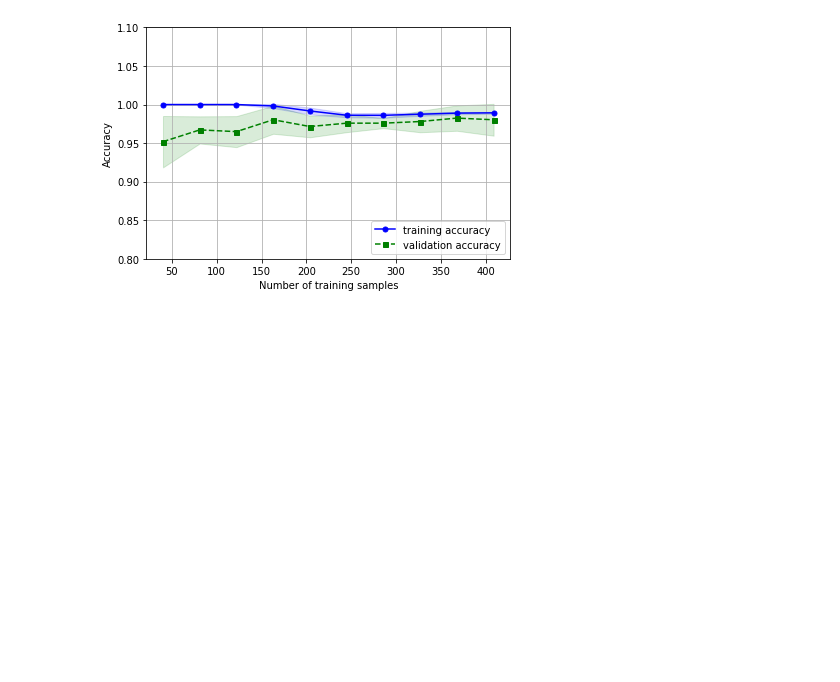
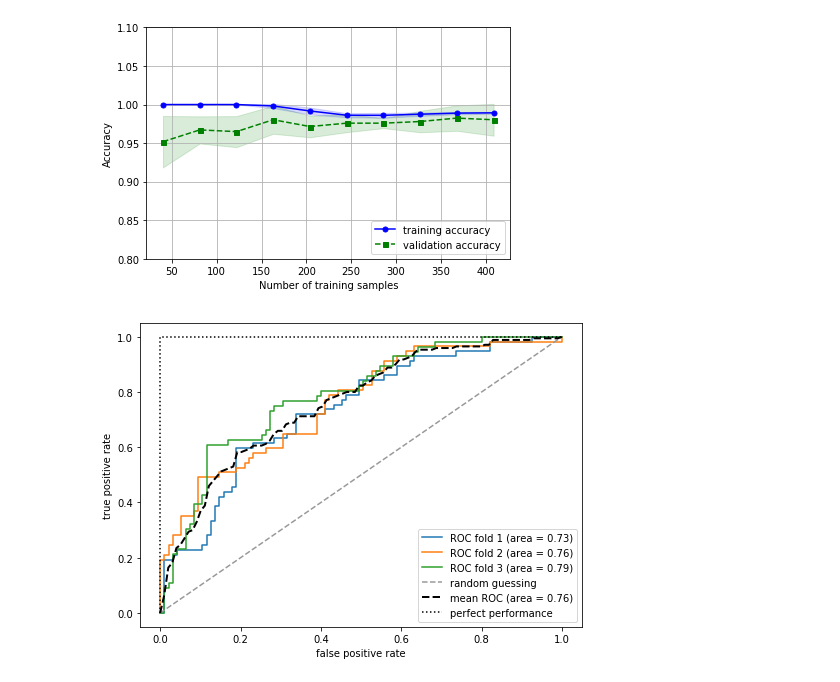
Before and after one commit to hitsuji-haneta/PMLB, a Jupyter notebook: chapter6/playground.ipynb, the cells around one changed output. Cells and saved outputs as stored; diff of their text form; code cells hidden in the pictures; blank space fills up the shorter version.

Commit message:
Plot a ROC curve

```diff
--- a/chapter6/playground.ipynb
+++ b/chapter6/playground.ipynb
@@ -112,19 +112,26 @@ all_tpr = []
 # %%
 fig = plt.figure(figsize=(7, 5))
 for i, (train, test) in enumerate(cv):
     probas = pipe_lr.fit(X_train2[train], y_train[train]).predict_proba(X_train2[test])
     fpr, tpr, thresholds = roc_curve(y_train[test], probas[:, 1], pos_label=1)
     mean_tpr += interp(mean_fpr, fpr, tpr)
     mean_tpr[0] = 0.0
     roc_auc = auc(fpr, tpr)
     plt.plot(fpr, tpr, label='ROC fold %d (area = %0.2f)' % (i+1, roc_auc))
 
 plt.plot([0, 1], [0, 1], linestyle='--', color=(0.6, 0.6, 0.6), label='random guessing')
 mean_tpr /= len(cv)
 mean_tpr[-1] = 1.0
 mean_auc = auc(mean_fpr, mean_tpr)
 
 plt.plot(mean_fpr, mean_tpr, 'k--', label='mean ROC (area = %0.2f)' % mean_auc, lw=2)
 plt.plot([0, 0, 1], [0, 1, 1], linestyle=':', color='black', label='perfect performance')
 plt.xlim([-0.05, 1.05])
-plt.xlim([-0.05, 1.05])
+plt.ylim([-0.05, 1.05])
+plt.xlabel('false positive rate')
+plt.ylabel('true positive rate')
+plt.legend(loc='lower right')
+plt.tight_layout()
+plt.show()
+# %% [output]
+[figure, added]
```
